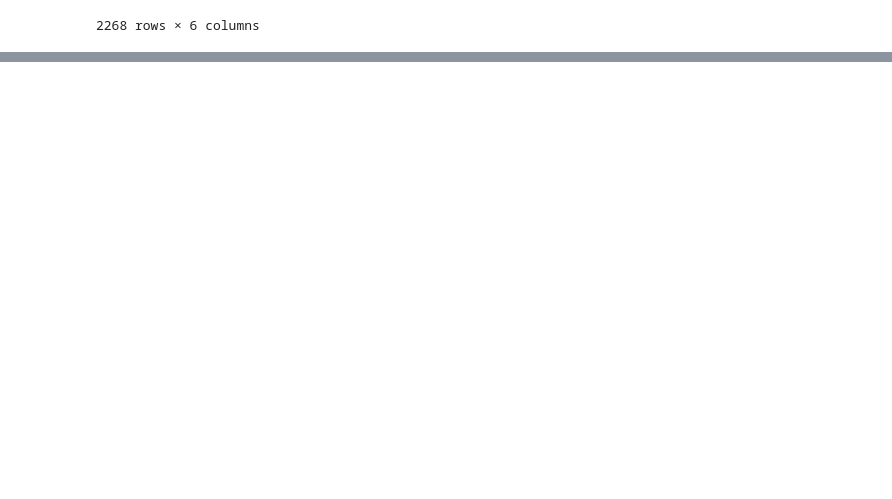
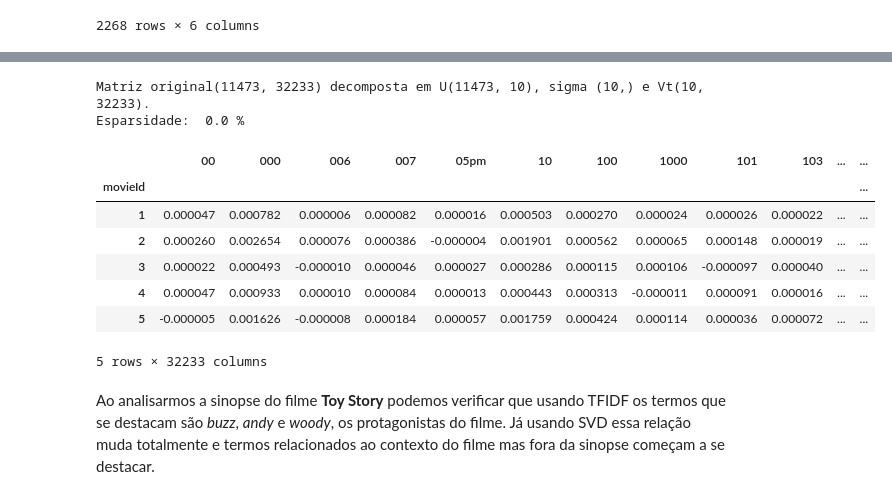
Before and after one commit to xnes/recsys, a Jupyter notebook: rec_sys_apresentacao_3.ipynb, the cells around one changed output, grey strips where cells are left out. Saved outputs shown, nothing was run; the diff lists cells and outputs as text; code cells hidden in the pictures; blank space fills up the shorter version.

Commit message:
TFIDF implementado e analisado, Híbrido ok

```diff
--- a/rec_sys_apresentacao_3.ipynb
+++ b/rec_sys_apresentacao_3.ipynb
@@ -295,0 +318,3 @@ ConnectionError: ('Connection aborted.', RemoteDisconnected('Remote end closed c
+# %%
+ratings = ratings.sort_values(by=['userId', 'rating'], ascending=False) #ordernar por rating em cada usuário para futuramente selecionar os ratings mais relevantes
+disp.display(ratings.head(3))
@@ -295,0 +328,5 @@ ConnectionError: ('Connection aborted.', RemoteDisconnected('Remote end closed c
+# %%
+sinopses = pd.read_csv('movies2.csv')
+filmes_sem_sinopse = sinopses[sinopses['sinopse'].isnull()]['movieId'].tolist()
+ratings = ratings[~ratings['movieId'].isin(filmes_sem_sinopse)]
+ratings
@@ -295,0 +347,3 @@ ConnectionError: ('Connection aborted.', RemoteDisconnected('Remote end closed c
+# %%
+usuarios = ratings.groupby('userId').apply(lambda x: x.iloc[:10]) #agrupar por usuários mantendo só as 10 primeiras linhas de cada
+usuarios = usuarios.reset_index(level=0, drop=True)
@@ -295,0 +365,5 @@ ConnectionError: ('Connection aborted.', RemoteDisconnected('Remote end closed c
+# %%
+print(f'Selecionando apenas os 10 filmes mais relevantes de cada usuários, temos {len(usuarios.movieId.unique())} filmes a ser considerados apenas.')
+sinopses = sinopses[sinopses['movieId'].isin(usuarios.movieId.unique())] #manter no DF Sinopses apenas os filmes que participam das preferencias dos usuários
+sinopses = sinopses.reset_index(drop=True)
+sinopses
@@ -295,0 +659,28 @@ ConnectionError: ('Connection aborted.', RemoteDisconnected('Remote end closed c
+# %%
+from scipy.sparse.linalg import svds
+from numpy import count_nonzero
+U, sigma, Vt = svds(filmes_plano_vetor, k = 10)
+
+print(f"Matriz original{filmes_plano_vetor.shape} decomposta em U{U.shape}, sigma {sigma.shape} e Vt{Vt.shape}.")
+
+sigma_matriz_diagonal=np.diag(sigma) #sigma é um array contendo a diagonal
+matriz_filme_termo_predita = np.dot(np.dot(U, sigma_matriz_diagonal), Vt)
+matriz_SVD = pd.DataFrame(matriz_filme_termo_predita, columns = termos, index=sinopses['movieId'])
+
+esparsidade_SVD = 1.0 - ( count_nonzero(matriz_SVD) / float(matriz_SVD.size) )
+print("Esparsidade: ", esparsidade_SVD,"%")
+
+matriz_SVD.head()
+# %% [output]
+Matriz original(11473, 32233) decomposta em U(11473, 10), sigma (10,) e Vt(10, 32233).
+Esparsidade:  0.0 %
+|  | 00 | 000 | 006 | 007 | 05pm | 10 | 100 | 1000 | 101 | 103 | ... | ... |
+| movieId |  |  |  |  |  |  |  |  |  |  |  | ... |
+| 1 | 0.000047 | 0.000782 | 0.000006 | 0.000082 | 0.000016 | 0.000503 | 0.000270 | 0.000024 | 0.000026 | 0.000022 | ... | ... |
+| 2 | 0.000260 | 0.002654 | 0.000076 | 0.000386 | -0.000004 | 0.001901 | 0.000562 | 0.000065 | 0.000148 | 0.000019 | ... | ... |
+| 3 | 0.000022 | 0.000493 | -0.000010 | 0.000046 | 0.000027 | 0.000286 | 0.000115 | 0.000106 | -0.000097 | 0.000040 | ... | ... |
+| 4 | 0.000047 | 0.000933 | 0.000010 | 0.000084 | 0.000013 | 0.000443 | 0.000313 | -0.000011 | 0.000091 | 0.000016 | ... | ... |
+| 5 | -0.000005 | 0.001626 | -0.000008 | 0.000184 | 0.000057 | 0.001759 | 0.000424 | 0.000114 | 0.000036 | 0.000072 | ... | ... |
+5 rows × 32233 columns
+# %% [markdown]
+Ao analisarmos a sinopse do filme **Toy Story** podemos verificar que usando TFIDF os termos que se destacam são *buzz*, *andy* e *woody*, os protagonistas do filme. Já usando SVD essa relação muda totalmente e termos relacionados ao contexto do filme mas fora da sinopse começam a se destacar.
```
Also changed, not shown: parts of 35 cells of this notebook, 1 other file.
